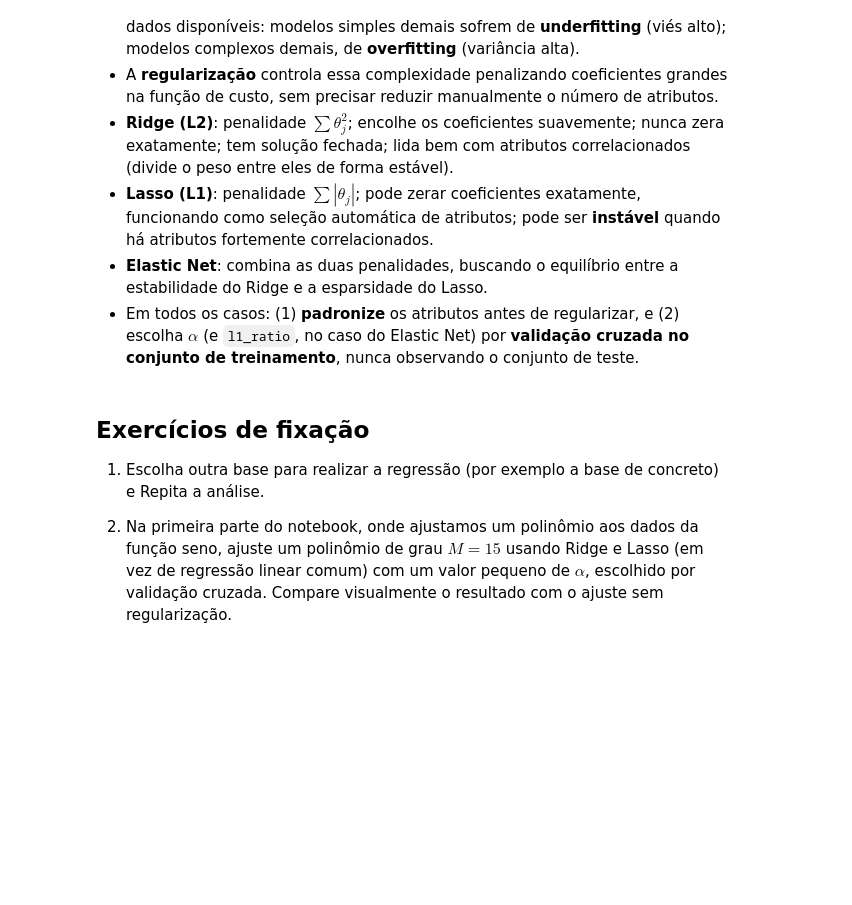
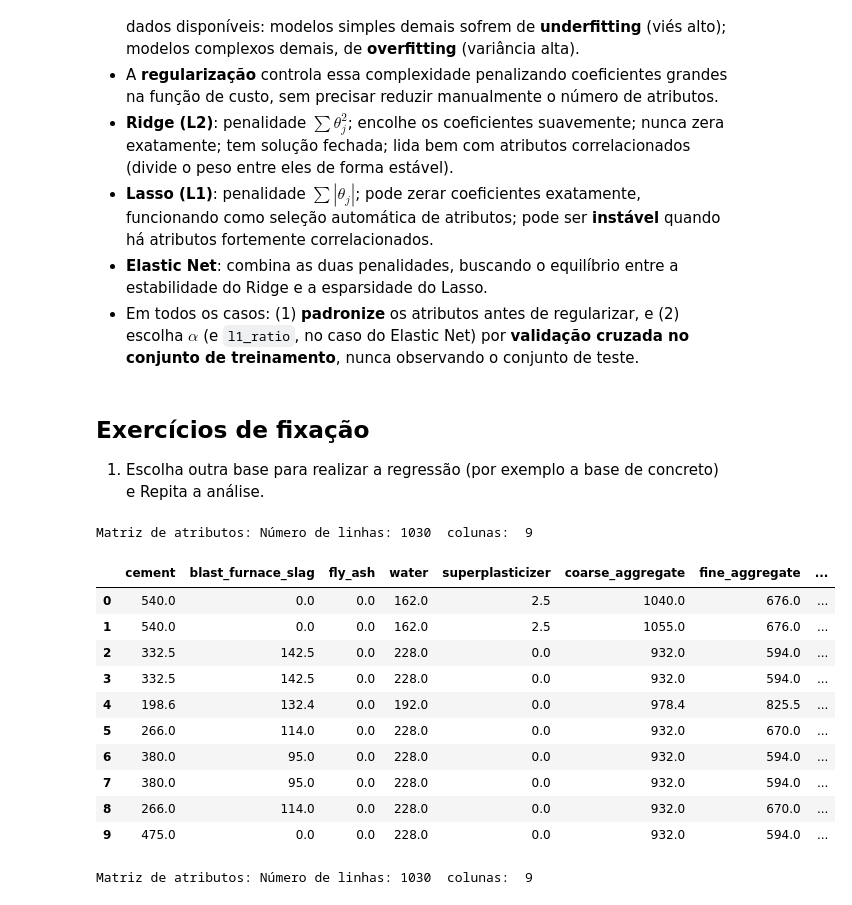
Before and after one commit to saulosgil/CursoMLeCD-USP, a Jupyter notebook: 9-regularizacao/aula10-Regularizacao.ipynb, the cells around one changed output. Cells and saved outputs as stored; diff of their text form; code cells hidden in the pictures; blank space fills up the shorter version.

```diff
--- a/9-regularizacao/aula10-Regularizacao.ipynb
+++ b/9-regularizacao/aula10-Regularizacao.ipynb
@@ -525,5 +525,39 @@ Não existe um "vencedor" universal. A escolha depende do que importa mais no se
 ## Exercícios de fixação
 
 1. Escolha outra base para realizar a regressão (por exemplo a base de concreto) e Repita a análise.
-
-2. Na primeira parte do notebook, onde ajustamos um polinômio aos dados da função seno, ajuste um polinômio de grau $M=15$ usando Ridge e Lasso (em vez de regressão linear comum) com um valor pequeno de $\alpha$, escolhido por validação cruzada. Compare visualmente o resultado com o ajuste sem regularização.
+# %%
+import pandas as pd
+
+data = pd.read_csv(r"C:\Users\saulosgil\OneDrive\Documentos\CursoMLeCD-USP\data\concrete_data.csv")
+
+nrow, ncol = data.shape
+print("Matriz de atributos: Número de linhas:", nrow, " colunas: ", ncol)
+attributes = list(data.columns)
+data.head(10)
+# %% [output]
+Matriz de atributos: Número de linhas: 1030  colunas:  9
+|  | cement | blast_furnace_slag | fly_ash | water | superplasticizer | coarse_aggregate | fine_aggregate | ... |
+| 0 | 540.0 | 0.0 | 0.0 | 162.0 | 2.5 | 1040.0 | 676.0 | ... |
+| 1 | 540.0 | 0.0 | 0.0 | 162.0 | 2.5 | 1055.0 | 676.0 | ... |
+| 2 | 332.5 | 142.5 | 0.0 | 228.0 | 0.0 | 932.0 | 594.0 | ... |
+| 3 | 332.5 | 142.5 | 0.0 | 228.0 | 0.0 | 932.0 | 594.0 | ... |
+| 4 | 198.6 | 132.4 | 0.0 | 192.0 | 0.0 | 978.4 | 825.5 | ... |
+| 5 | 266.0 | 114.0 | 0.0 | 228.0 | 0.0 | 932.0 | 670.0 | ... |
+| 6 | 380.0 | 95.0 | 0.0 | 228.0 | 0.0 | 932.0 | 594.0 | ... |
+| 7 | 380.0 | 95.0 | 0.0 | 228.0 | 0.0 | 932.0 | 594.0 | ... |
+| 8 | 266.0 | 114.0 | 0.0 | 228.0 | 0.0 | 932.0 | 670.0 | ... |
+| 9 | 475.0 | 0.0 | 0.0 | 228.0 | 0.0 | 932.0 | 594.0 | ... |
+# %%
+import numpy as np
+
+# Organizando os dados para usar como input no algoritmo
+data = data.to_numpy()
+
+nrow, ncol = data.shape
+
+y = data[:,-1] # species
+X = data[:,0:ncol-1] # features
+
+print("Matriz de atributos: Número de linhas:", nrow, " colunas: ", ncol)
+# %% [output]
+Matriz de atributos: Número de linhas: 1030  colunas:  9
```
Also changed, not shown: parts of 4 cells of this notebook.
